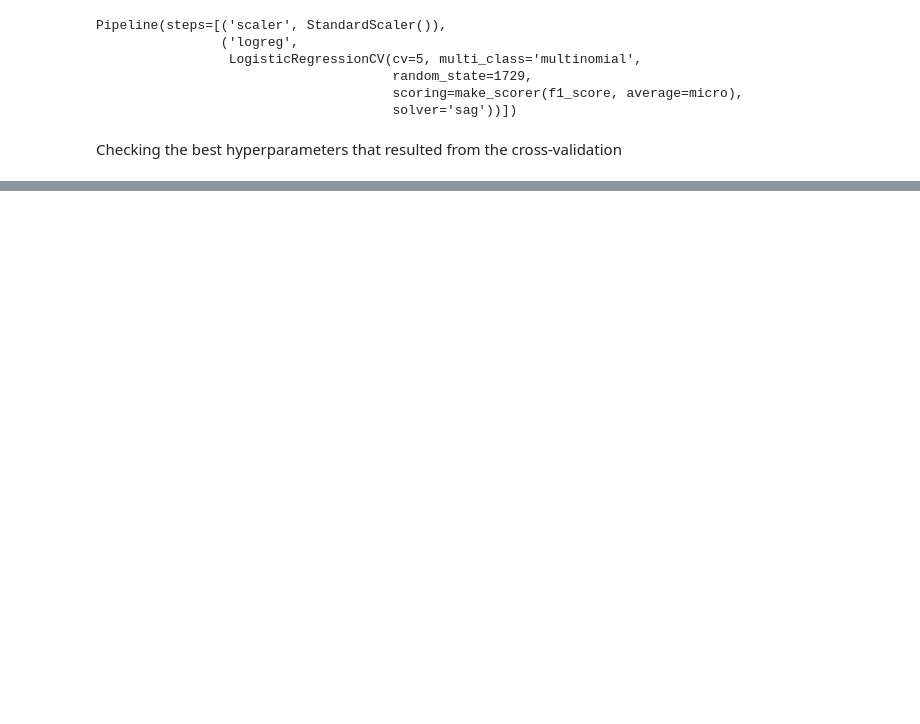
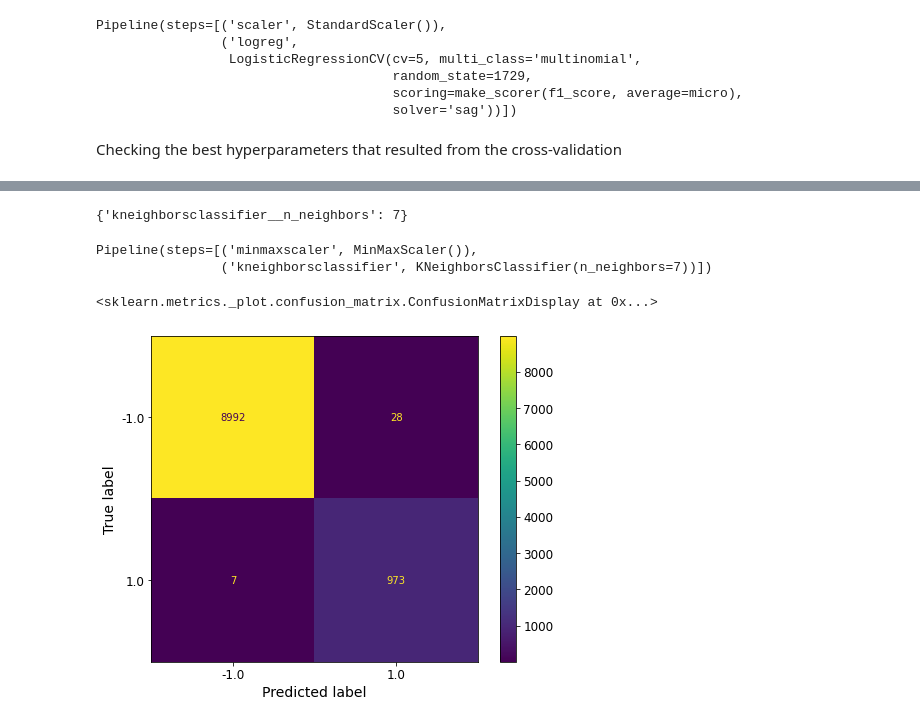
Before and after one commit to ananddotiyer/IIT-M, a Jupyter notebook: My Notes/MLP/Week7.ipynb, the cells around one changed output, grey strips where cells are left out. Saved outputs shown, nothing was run; the diff lists cells and outputs as text; code cells hidden in the pictures; blank space fills up the shorter version.

```diff
--- a/My Notes/MLP/Week7.ipynb
+++ b/My Notes/MLP/Week7.ipynb
@@ -109,0 +238,7 @@ ConfusionMatrixDisplay.from_estimator(pipe, X_test, y_test)
+# %%
+pipe_knn = make_pipeline(MinMaxScaler(), KNeighborsClassifier(n_neighbors=1))
+
+grid_k = {'kneighborsclassifier__n_neighbors': [1,3,5,7,9,11]}
+cv = GridSearchCV(pipe_knn, param_grid=grid_k, scoring='precision', cv=5)
+cv.fit(X_train, y_train_0)
+print(cv)
@@ -109,0 +273,16 @@ ConfusionMatrixDisplay.from_estimator(pipe, X_test, y_test)
+# %%
+cv.best_params_
+# %% [output]
+{'kneighborsclassifier__n_neighbors': 7}
+# %%
+pipe_knn = make_pipeline(MinMaxScaler(), KNeighborsClassifier(n_neighbors=7))
+pipe_knn.fit(X_train, y_train_0)
+# %% [output]
+Pipeline(steps=[('minmaxscaler', MinMaxScaler()),
+                ('kneighborsclassifier', KNeighborsClassifier(n_neighbors=7))])
+# %%
+y_hat_0 = pipe_knn.predict(X_test)
+ConfusionMatrixDisplay.from_predictions(y_test_0, y_hat_0)
+# %% [output]
+<sklearn.metrics._plot.confusion_matrix.ConfusionMatrixDisplay at 0x...>
+[figure, added]
```
Also changed, not shown: parts of 37 cells of this notebook.
